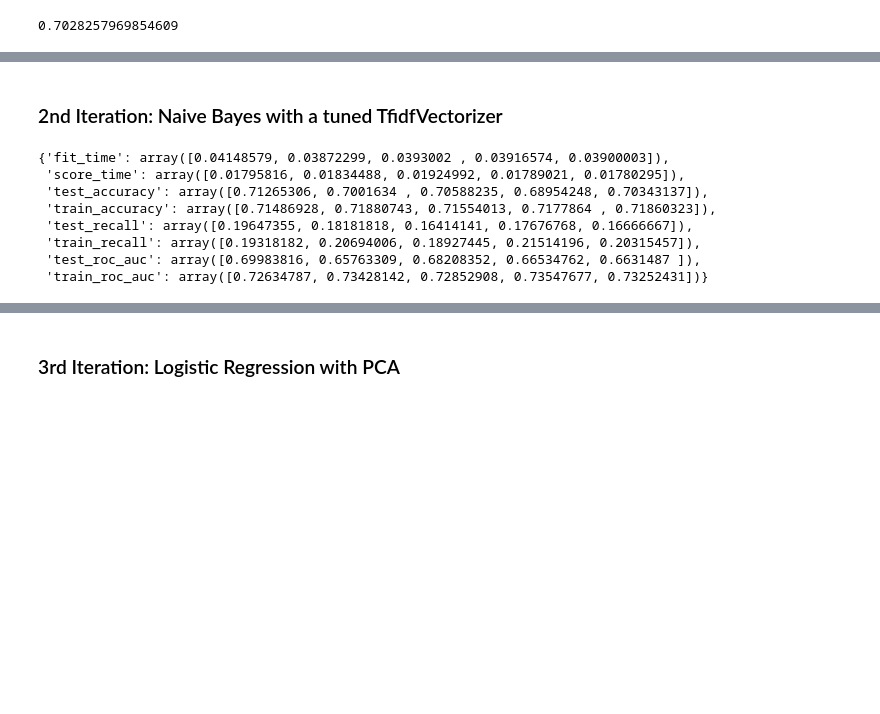
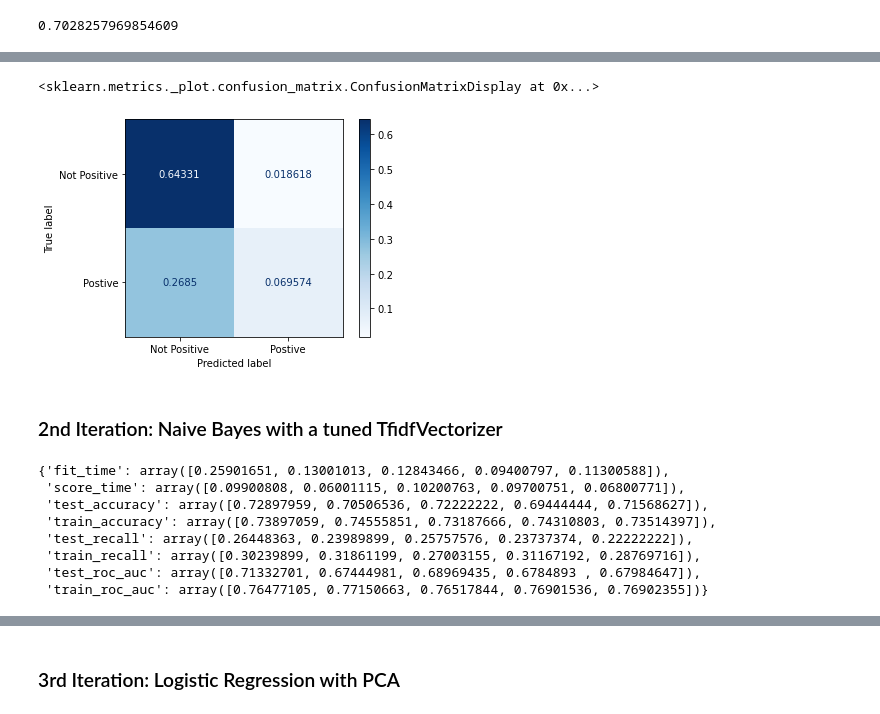
Before and after one commit to ElyLin/SentimentAnalysisProject, a Jupyter notebook: SentimentAnalysis.ipynb, the cells around one changed output, grey strips where cells are left out. Saved outputs shown, nothing was run; the diff lists cells and outputs as text; code cells hidden in the pictures; blank space fills up the shorter version.

```diff
--- a/SentimentAnalysis.ipynb
+++ b/SentimentAnalysis.ipynb
@@ -651,3 +694,5 @@ cv_nb
 cv_nb['test_accuracy'].mean()
 # %% [output]
 0.7028257969854609
+# %%
+pipe_nb.fit(X_train["Tweet"], y_train)
@@ -654,10 +726,16 @@ cv_nb['test_accuracy'].mean()
+# %%
+plot_confusion_matrix(pipe_nb, X_val["Tweet"], y_val, values_format='.5g', cmap=plt.cm.Blues,
+                      display_labels=["Not Positive", "Postive"], normalize = "all")
+# %% [output]
+<sklearn.metrics._plot.confusion_matrix.ConfusionMatrixDisplay at 0x...>
+[figure, added]
 # %% [markdown]
 ### 2nd Iteration: Naive Bayes with a tuned TfidfVectorizer
 # %%
 #Create a pipeline to use an Tuned TfidfVectorizer() and MultinomialNB()
 pipe_nb_tuned = Pipeline(steps=[
-    ('tfidf_vectorizer_tuned', TfidfVectorizer(max_df=.99,min_df=0.005, max_features=1000)),
-    ('nb_tuned', MultinomialNB())
+    ('tfidf_vectorizer_tuned', TfidfVectorizer(max_df=.99,min_df=0.003, max_features=1000)),
+    ('nb_tuned', MultinomialNB(alpha=.1))
 ])
 #Cross validate
 cv_nb_tuned = cross_validate(pipe_nb_tuned, X_train['Tweet'], y_train, return_train_score=True, \
@@ -665,14 +743,14 @@ cv_nb_tuned = cross_validate(pipe_nb_tuned, X_train['Tweet'], y_train, return_tr
 #See the results
 cv_nb_tuned
 # %% [output]
-{'fit_time': array([0.04148579, 0.03872299, 0.0393002 , 0.03916574, 0.03900003]),
- 'score_time': array([0.01795816, 0.01834488, 0.01924992, 0.01789021, 0.01780295]),
- 'test_accuracy': array([0.71265306, 0.7001634 , 0.70588235, 0.68954248, 0.70343137]),
- 'train_accuracy': array([0.71486928, 0.71880743, 0.71554013, 0.7177864 , 0.71860323]),
- 'test_recall': array([0.19647355, 0.18181818, 0.16414141, 0.17676768, 0.16666667]),
- 'train_recall': array([0.19318182, 0.20694006, 0.18927445, 0.21514196, 0.20315457]),
- 'test_roc_auc': array([0.69983816, 0.65763309, 0.68208352, 0.66534762, 0.6631487 ]),
- 'train_roc_auc': array([0.72634787, 0.73428142, 0.72852908, 0.73547677, 0.73252431])}
+{'fit_time': array([0.25901651, 0.13001013, 0.12843466, 0.09400797, 0.11300588]),
+ 'score_time': array([0.09900808, 0.06001115, 0.10200763, 0.09700751, 0.06800771]),
+ 'test_accuracy': array([0.72897959, 0.70506536, 0.72222222, 0.69444444, 0.71568627]),
+ 'train_accuracy': array([0.73897059, 0.74555851, 0.73187666, 0.74310803, 0.73514397]),
+ 'test_recall': array([0.26448363, 0.23989899, 0.25757576, 0.23737374, 0.22222222]),
+ 'train_recall': array([0.30239899, 0.31861199, 0.27003155, 0.31167192, 0.28769716]),
+ 'test_roc_auc': array([0.71332701, 0.67444981, 0.68969435, 0.6784893 , 0.67984647]),
+ 'train_roc_auc': array([0.76477105, 0.77150663, 0.76517844, 0.76901536, 0.76902355])}
 # %%
 #Get mean accuracy for validation set
 cv_nb_tuned['test_accuracy'].mean()
```
Also changed, not shown: parts of 45 cells of this notebook, 2 other files.
